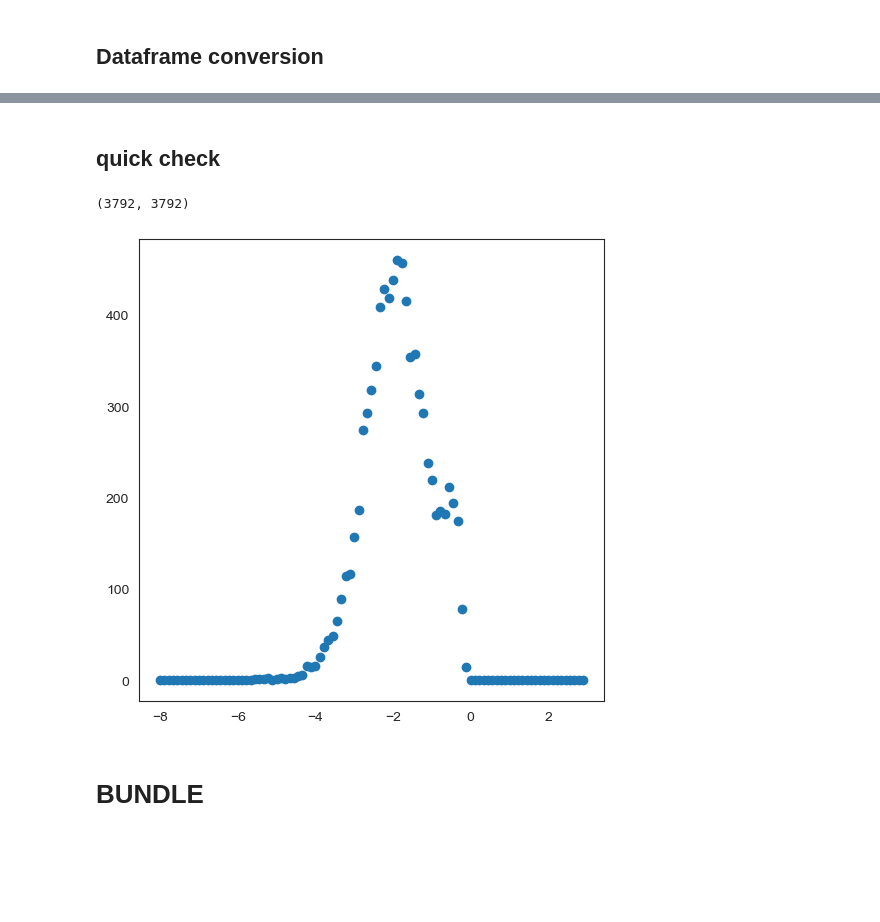
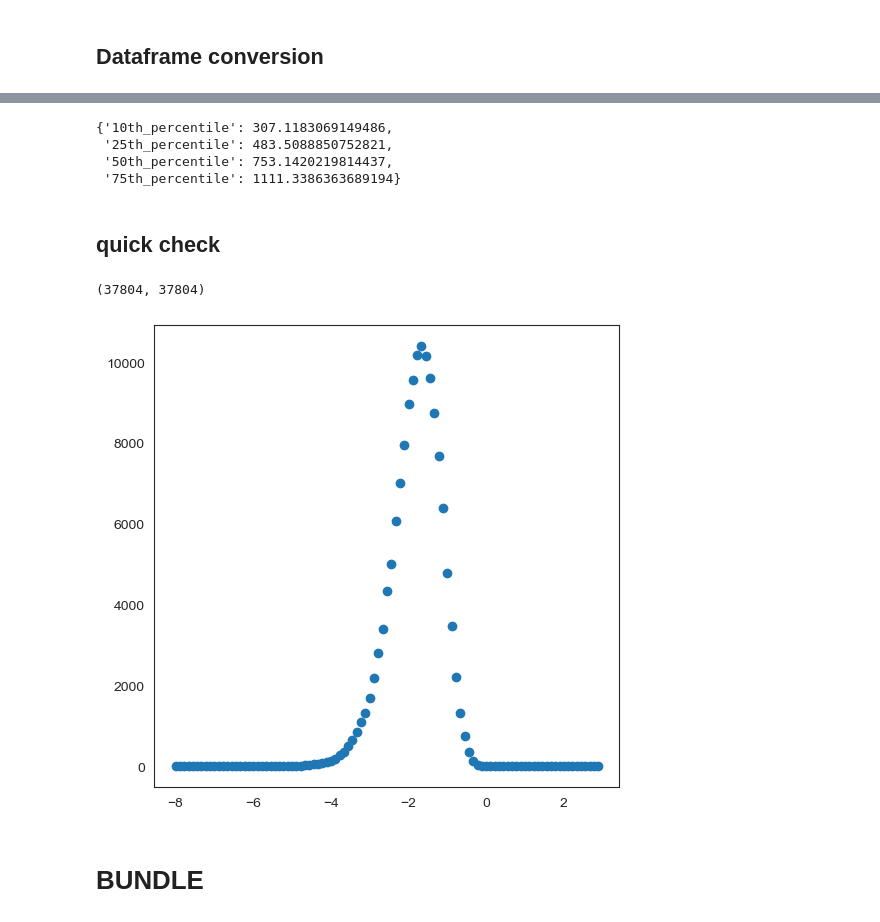
Before and after one commit to jarolim14/SSRI-Evolution, a Jupyter notebook: notebooks/gates_3d/3Dedges/fromScratch.ipynb, the cells around one changed output, grey strips where cells are left out. Drawn from its saved outputs; the diff is of its cells as text; code cells hidden in the pictures; blank space fills up the shorter version.

```diff
--- a/notebooks/gates_3d/3Dedges/fromScratch.ipynb
+++ b/notebooks/gates_3d/3Dedges/fromScratch.ipynb
@@ -728,16 +1029,18 @@ Z coordinate added to nodes
 # %%
 ################################################################################################
 # prune edges
-pruning_weight_percentile = 50
+pruning_weight_percentile = 25
 pruner = PruneEdges()
-g_pruned_weight = pruner.prune_edges_by_percentile_weight(g, pruning_weight_percentile)
+g_pruned_weight = pruner.prune_edges_by_percentile_weight(
+    g_z, pruning_weight_percentile
+)
 summary = pruner.get_prune_summary()
 print(summary)
 
 # random percentage of edges
-pruning_random_percentile = 50
+pruning_random_percentile = 25
 pruner = PruneEdges()
-g_pruned_random = pruner.keep_random_percentile_of_edges(g, pruning_random_percentile)
+g_pruned_random = pruner.keep_random_percentile_of_edges(g_z, pruning_random_percentile)
 summary = pruner.get_prune_summary()
 print(summary)
 print("#" * 100)
@@ -752,9 +1055,11 @@ print("#" * 100)
 edges_df = GraphDataFrameUtility.edges_to_dataframe(g_pruned_random)
 # Create edge and node DataFrames
 nodes_df = GraphDataFrameUtility.nodes_to_dataframe(
-    g_pruned_random, drop_columns=["_nx_name", "node_name"]
+    g_pruned_random, normalize_coordinates=False, drop_columns=["node_id", "node_name"]
 )
 
 # Merge edge and node positions
-all_coords_edge_df = GraphDataFrameUtility.merge_edge_node_positions(edges_df, nodes_df)
+edge_df_with_source_target_coords = (
+    GraphDataFrameUtility.create_edge_df_with_source_target_coords(g_pruned_random)
+)
 # %% [output]
@@ -787,42 +1071,86 @@ all_coords_edge_df.head(2)
+# %%
+# get dictionary of segment length, 25th, 50th, 75th percentile
+segment_length_dict = {
+    "10th_percentile": edge_df_with_source_target_coords["segment_length"].quantile(
+        0.10
+    ),
+    "25th_percentile": edge_df_with_source_target_coords["segment_length"].quantile(
+        0.25
+    ),
+    "50th_percentile": edge_df_with_source_target_coords["segment_length"].median(),
+    "75th_percentile": edge_df_with_source_target_coords["segment_length"].quantile(
+        0.75
+    ),
+}
+segment_length_dict
+# %% [output]
+{'10th_percentile': 307.1183069149486,
+ '25th_percentile': 483.5088850752821,
+ '50th_percentile': 753.1420219814437,
+ '75th_percentile': 1111.3386363689194}
 # %% [markdown]
 ## quick check
 # %%
+normalized_edge_df_with_source_target_coords = edge_df_with_source_target_coords.copy()
+to_normalize = [
+    "source_x",
+    "source_y",
+    "source_z",
+    "target_x",
+    "target_y",
+    "target_z",
+    "segment_length",
+]
+for col in to_normalize:
+    normalized_edge_df_with_source_target_coords[col] = (
+        GraphDataFrameUtility.minmax_normalize(
+            normalized_edge_df_with_source_target_coords[col]
+        )
+    )
+
 Nnodes = nodes_df.shape[0]
 
-subedges = all_coords_edge_df["segment_length"] > 0.03
+subedges = (
+    normalized_edge_df_with_source_target_coords["segment_length"]
+    > normalized_edge_df_with_source_target_coords["segment_length"].median()
+)
 
 mat = sparse.coo_matrix(
     (
-        np.ones(all_coords_edge_df.loc[subedges].shape[0], dtype=int),
+        np.ones(
+            normalized_edge_df_with_source_target_coords.loc[subedges].shape[0],
+            dtype=int,
+        ),
         (
-            all_coords_edge_df.loc[subedges, "source"].values,
-            all_coords_edge_df.loc[subedges, "target"].values,
+            normalized_edge_df_with_source_target_coords.loc[subedges, "source"].values,
+            normalized_edge_df_with_source_target_coords.loc[subedges, "target"].values,
         ),
     ),
     shape=(Nnodes, Nnodes),
 )
 
 print(mat.shape)
 
 ncomp, membership = sparse.csgraph.connected_components(mat)
 
 mvalue, mcounts = np.unique(membership, return_counts=True)
 mcounts, mcountdist = np.unique(mcounts, return_counts=True)
 
-mcounts, mcountdist
+# mcounts, mcountdist
 
 fig, ax = plt.subplots(1, 1, figsize=(6, 6))
 
 dist, bins = np.histogram(
-    all_coords_edge_df["segment_length"].values, bins=np.exp(np.linspace(-8, 3, 100))
+    normalized_edge_df_with_source_target_coords["segment_length"].values,
+    bins=np.exp(np.linspace(-8, 3, 100)),
 )
 
 ax.scatter(np.log(bins[:-1]), dist)
 
 plt.show()
 # %% [output]
-(3792, 3792)
+(37804, 37804)
-[figure, old version]
+[figure, new version]
 # %% [markdown]
 # BUNDLE
 # %% [markdown]
```
Also changed, not shown: parts of 37 cells of this notebook, 28 other files.
